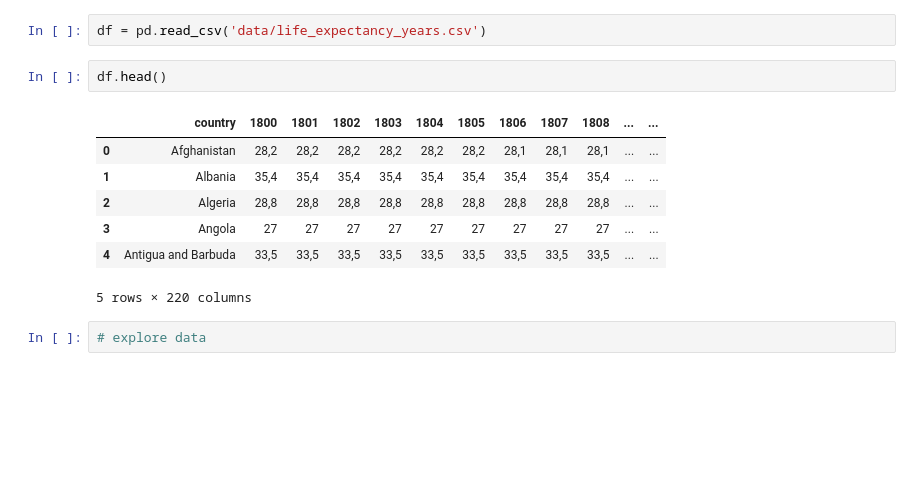
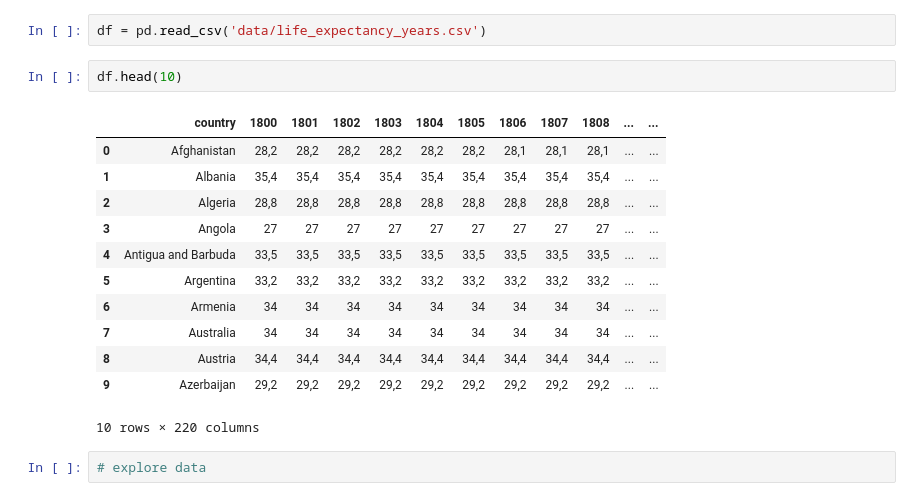
Before and after one commit to ironhack-bcn-data-pt/notebooks, a Jupyter notebook: 5.3.4.PivotTables.ipynb, the cells around one changed output. Saved outputs shown, nothing was run; the diff lists cells and outputs as text; blank space fills up the shorter version.

```diff
--- a/5.3.4.PivotTables.ipynb
+++ b/5.3.4.PivotTables.ipynb
@@ -10,15 +10,20 @@ import matplotlib.pyplot as plt
 # %%
 df = pd.read_csv('data/life_expectancy_years.csv')
 # %%
-df.head()
+df.head(10)
 # %% [output]
 |  | country | 1800 | 1801 | 1802 | 1803 | 1804 | 1805 | 1806 | 1807 | 1808 | ... | ... |
 | 0 | Afghanistan | 28,2 | 28,2 | 28,2 | 28,2 | 28,2 | 28,2 | 28,1 | 28,1 | 28,1 | ... | ... |
 | 1 | Albania | 35,4 | 35,4 | 35,4 | 35,4 | 35,4 | 35,4 | 35,4 | 35,4 | 35,4 | ... | ... |
 | 2 | Algeria | 28,8 | 28,8 | 28,8 | 28,8 | 28,8 | 28,8 | 28,8 | 28,8 | 28,8 | ... | ... |
 | 3 | Angola | 27 | 27 | 27 | 27 | 27 | 27 | 27 | 27 | 27 | ... | ... |
 | 4 | Antigua and Barbuda | 33,5 | 33,5 | 33,5 | 33,5 | 33,5 | 33,5 | 33,5 | 33,5 | 33,5 | ... | ... |
+| 5 | Argentina | 33,2 | 33,2 | 33,2 | 33,2 | 33,2 | 33,2 | 33,2 | 33,2 | 33,2 | ... | ... |
+| 6 | Armenia | 34 | 34 | 34 | 34 | 34 | 34 | 34 | 34 | 34 | ... | ... |
+| 7 | Australia | 34 | 34 | 34 | 34 | 34 | 34 | 34 | 34 | 34 | ... | ... |
+| 8 | Austria | 34,4 | 34,4 | 34,4 | 34,4 | 34,4 | 34,4 | 34,4 | 34,4 | 34,4 | ... | ... |
+| 9 | Azerbaijan | 29,2 | 29,2 | 29,2 | 29,2 | 29,2 | 29,2 | 29,2 | 29,2 | 29,2 | ... | ... |
-5 rows × 220 columns
+10 rows × 220 columns
 # %%
 # explore data
 # %%
```
Also changed, not shown: parts of 29 cells of this notebook, 1 other file.
